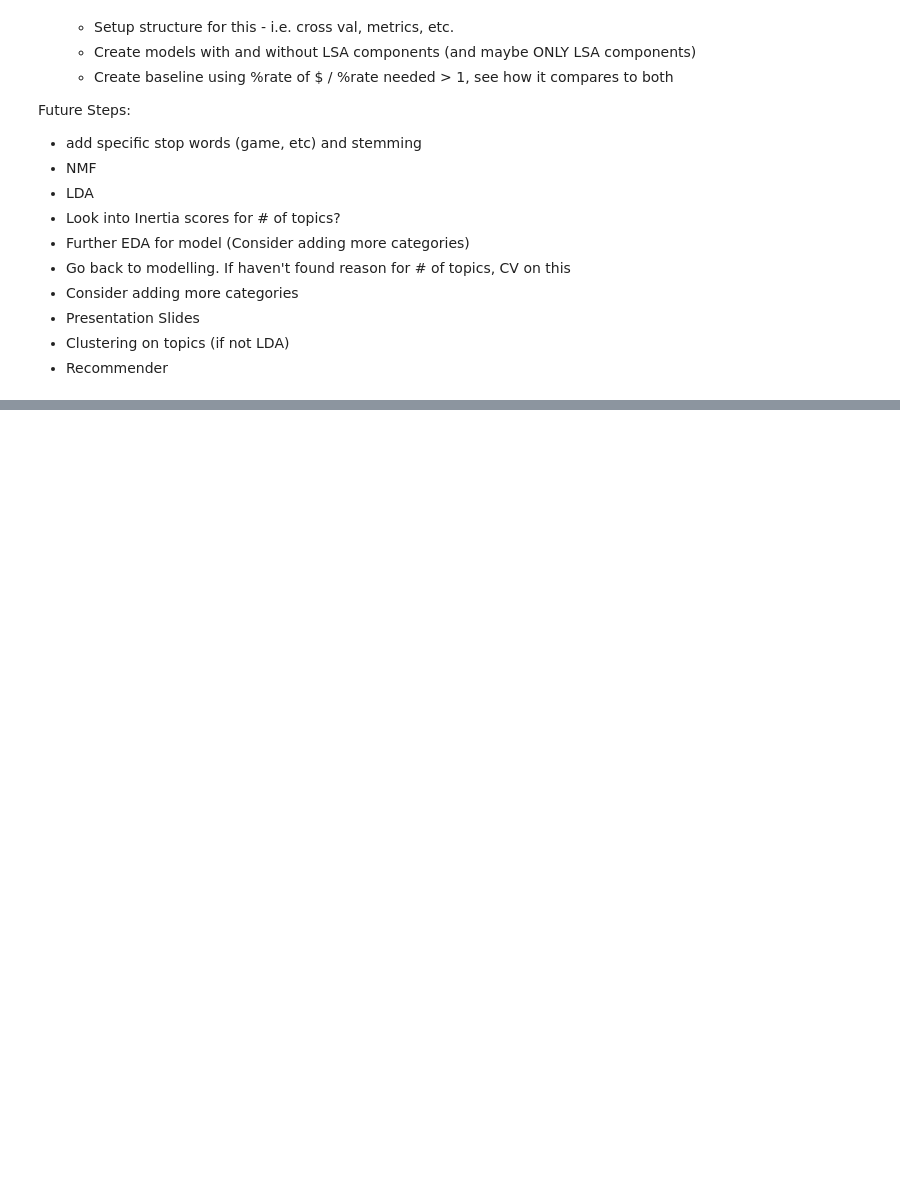
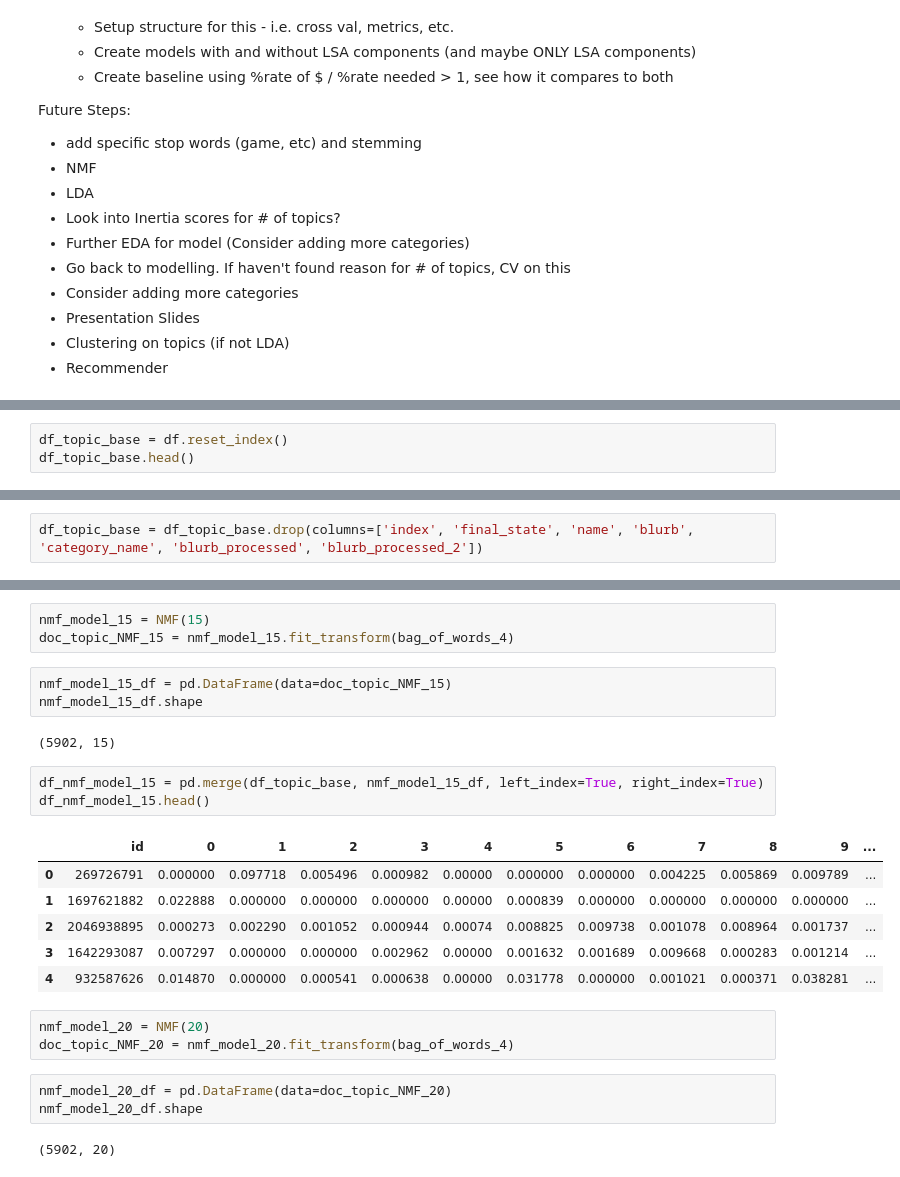
Before and after one commit to robertpagano/metis_project_fletcher, a Jupyter notebook: code/text_preprocessing_modeling/Kickstarter Games - NLP work feb26.ipynb, the cells around one changed output, grey strips where cells are left out. Cells and saved outputs as stored; diff of their text form; blank space fills up the shorter version.

Commit message:
created lsa and nmf dataframes for clustering

```diff
--- a/code/text_preprocessing_modeling/Kickstarter Games - NLP work feb26.ipynb
+++ b/code/text_preprocessing_modeling/Kickstarter Games - NLP work feb26.ipynb
@@ -392,0 +400,3 @@ Future Steps:
+# %%
+df_topic_base = df.reset_index()
+df_topic_base.head()
@@ -392,0 +410,2 @@ Future Steps:
+# %%
+df_topic_base = df_topic_base.drop(columns=['index', 'final_state', 'name', 'blurb', 'category_name', 'blurb_processed', 'blurb_processed_2'])
@@ -392,0 +436,26 @@ Future Steps:
+# %%
+nmf_model_15 = NMF(15)
+doc_topic_NMF_15 = nmf_model_15.fit_transform(bag_of_words_4)
+# %%
+nmf_model_15_df = pd.DataFrame(data=doc_topic_NMF_15)
+nmf_model_15_df.shape
+# %% [output]
+(5902, 15)
+# %%
+df_nmf_model_15 = pd.merge(df_topic_base, nmf_model_15_df, left_index=True, right_index=True)
+df_nmf_model_15.head()
+# %% [output]
+|  | id | 0 | 1 | 2 | 3 | 4 | 5 | 6 | 7 | 8 | 9 | ... |
+| 0 | 269726791 | 0.000000 | 0.097718 | 0.005496 | 0.000982 | 0.00000 | 0.000000 | 0.000000 | 0.004225 | 0.005869 | 0.009789 | ... |
+| 1 | 1697621882 | 0.022888 | 0.000000 | 0.000000 | 0.000000 | 0.00000 | 0.000839 | 0.000000 | 0.000000 | 0.000000 | 0.000000 | ... |
+| 2 | 2046938895 | 0.000273 | 0.002290 | 0.001052 | 0.000944 | 0.00074 | 0.008825 | 0.009738 | 0.001078 | 0.008964 | 0.001737 | ... |
+| 3 | 1642293087 | 0.007297 | 0.000000 | 0.000000 | 0.002962 | 0.00000 | 0.001632 | 0.001689 | 0.009668 | 0.000283 | 0.001214 | ... |
+| 4 | 932587626 | 0.014870 | 0.000000 | 0.000541 | 0.000638 | 0.00000 | 0.031778 | 0.000000 | 0.001021 | 0.000371 | 0.038281 | ... |
+# %%
+nmf_model_20 = NMF(20)
+doc_topic_NMF_20 = nmf_model_20.fit_transform(bag_of_words_4)
+# %%
+nmf_model_20_df = pd.DataFrame(data=doc_topic_NMF_20)
+nmf_model_20_df.shape
+# %% [output]
+(5902, 20)
```
Also changed, not shown: parts of 47 cells of this notebook, 1 other file.
